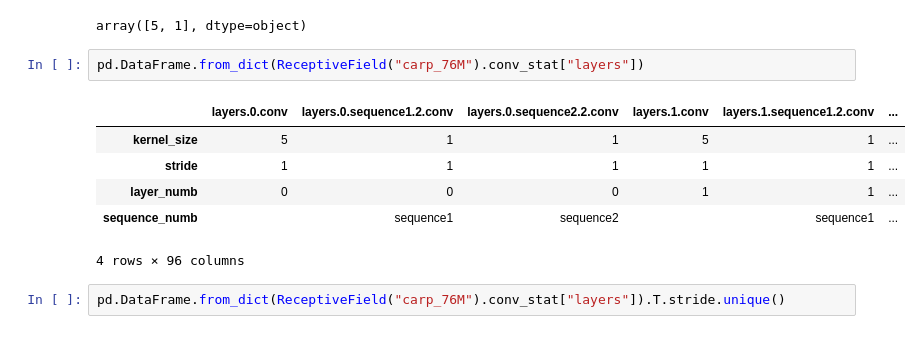
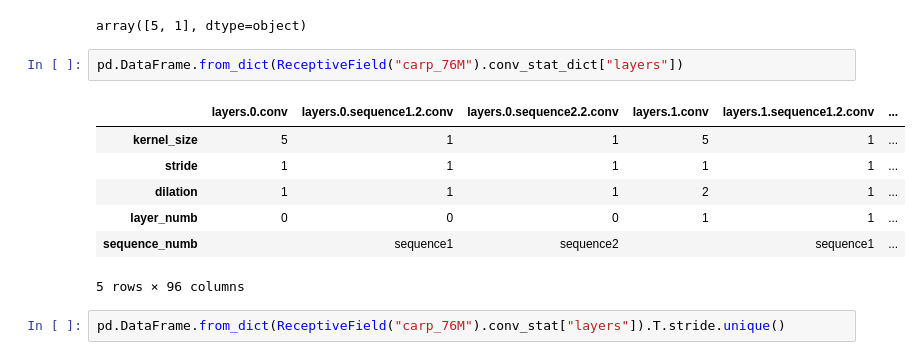
Before and after one commit to microsoft/protein-transfer, a Jupyter notebook: sandbox/carp_receptivefield.ipynb, the cells around one changed output. Drawn from its saved outputs; the diff is of its cells as text.

```diff
--- a/sandbox/carp_receptivefield.ipynb
+++ b/sandbox/carp_receptivefield.ipynb
@@ -492,14 +477,15 @@ pd.DataFrame.from_dict(ReceptiveField("carp_38M").conv_stat["layers"]).T.kernel_
 # %% [output]
 array([5, 1], dtype=object)
 # %%
-pd.DataFrame.from_dict(ReceptiveField("carp_76M").conv_stat["layers"])
+pd.DataFrame.from_dict(ReceptiveField("carp_76M").conv_stat_dict["layers"])
 # %% [output]
 |  | layers.0.conv | layers.0.sequence1.2.conv | layers.0.sequence2.2.conv | layers.1.conv | layers.1.sequence1.2.conv | ... |
 | kernel_size | 5 | 1 | 1 | 5 | 1 | ... |
 | stride | 1 | 1 | 1 | 1 | 1 | ... |
+| dilation | 1 | 1 | 1 | 2 | 1 | ... |
 | layer_numb | 0 | 0 | 0 | 1 | 1 | ... |
 | sequence_numb |  | sequence1 | sequence2 |  | sequence1 | ... |
-4 rows × 96 columns
+5 rows × 96 columns
 # %%
 pd.DataFrame.from_dict(ReceptiveField("carp_76M").conv_stat["layers"]).T.stride.unique()
 # %% [output]
```
Also changed, not shown: parts of 10 cells of this notebook, 1 other file.
